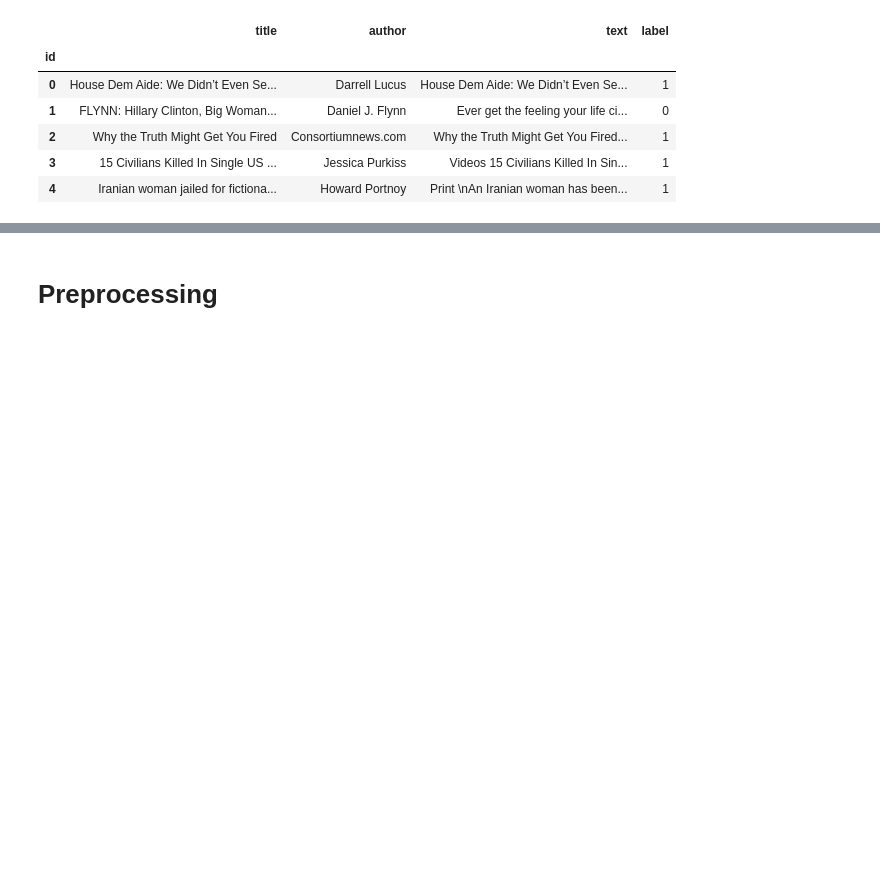
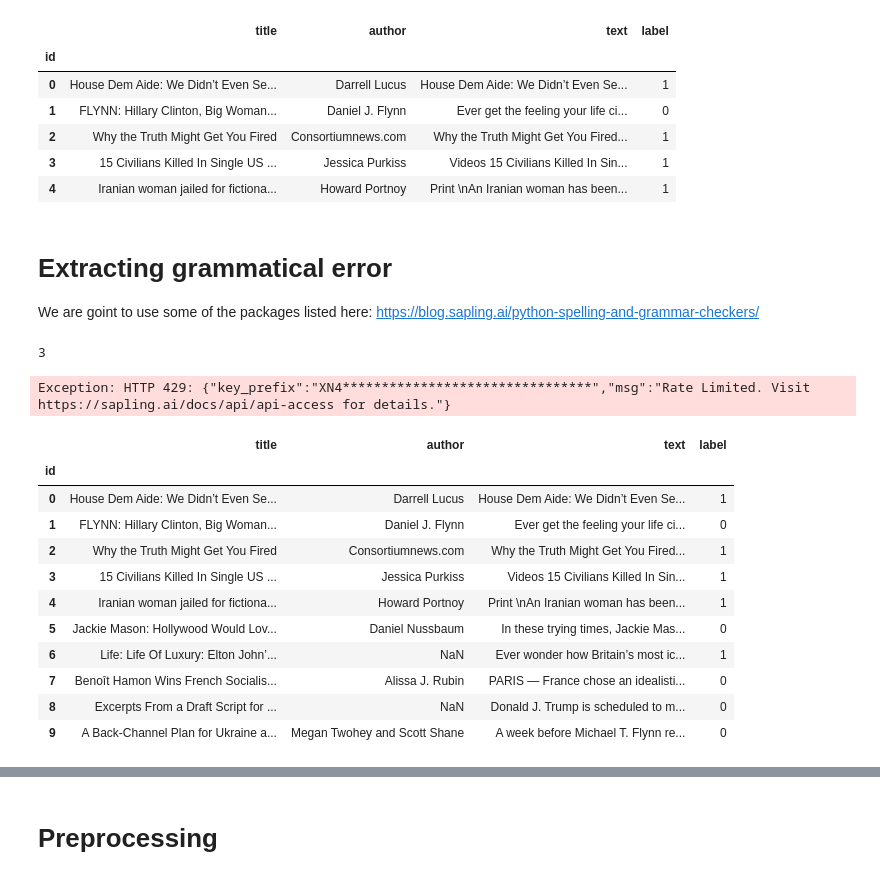
Before and after one commit to Fontanapink/Detecting-Fake-News-A-Machine-Learning-Approach, a Jupyter notebook: EDA/EDA.ipynb, the cells around one changed output, grey strips where cells are left out. Drawn from its saved outputs; the diff is of its cells as text; code cells hidden in the pictures; blank space fills up the shorter version.

Commit message:
Added some gram checking

```diff
--- a/EDA/EDA.ipynb
+++ b/EDA/EDA.ipynb
@@ -53,3 +53,7 @@ news_df.head()
 | 2 | Why the Truth Might Get You Fired | Consortiumnews.com | Why the Truth Might Get You Fired... | 1 |
 | 3 | 15 Civilians Killed In Single US ... | Jessica Purkiss | Videos 15 Civilians Killed In Sin... | 1 |
 | 4 | Iranian woman jailed for fictiona... | Howard Portnoy | Print \nAn Iranian woman has been... | 1 |
+# %% [markdown]
+# Extracting grammatical error
+
+We are goint to use some of the packages listed here: https://blog.sapling.ai/python-spelling-and-grammar-checkers/
@@ -55,0 +64,17 @@ news_df.head()
+# %%
+edits = client.edits('Lets get started! I wnt to know how maany errors', session_id='test_session')
+edits
+len(edits)
+# %% [output]
+3
+# %%
+#news_df['Gram_Errors'] = [len(client.edits(x, session_id='test_session')) for x in news_df['title']]
+#news_df['Gram_Errors']
+gram_errors = []
+for x in news_df['title']:
+    gram_errors.append(len(client.edits(x, session_id='test_session2')))
+
+print(gram_errors)
+#gram_errors = [len(client.edits(x, session_id='test_session')) for x in news_df['title']]
+# %% [output]
+Exception: HTTP 429: {"key_prefix":"XN4********************************","msg":"Rate Limited. Visit https://sapling.ai/docs/api/api-access for details."}
@@ -55,0 +84,16 @@ news_df.head()
+# %%
+news_shortened = news_df.iloc[:10,:]
+news_shortened
+# %% [output]
+|  | title | author | text | label |
+| id |  |  |  |  |
+| 0 | House Dem Aide: We Didn’t Even Se... | Darrell Lucus | House Dem Aide: We Didn’t Even Se... | 1 |
+| 1 | FLYNN: Hillary Clinton, Big Woman... | Daniel J. Flynn | Ever get the feeling your life ci... | 0 |
+| 2 | Why the Truth Might Get You Fired | Consortiumnews.com | Why the Truth Might Get You Fired... | 1 |
+| 3 | 15 Civilians Killed In Single US ... | Jessica Purkiss | Videos 15 Civilians Killed In Sin... | 1 |
+| 4 | Iranian woman jailed for fictiona... | Howard Portnoy | Print \nAn Iranian woman has been... | 1 |
+| 5 | Jackie Mason: Hollywood Would Lov... | Daniel Nussbaum | In these trying times, Jackie Mas... | 0 |
+| 6 | Life: Life Of Luxury: Elton John’... | NaN | Ever wonder how Britain’s most ic... | 1 |
+| 7 | Benoît Hamon Wins French Socialis... | Alissa J. Rubin | PARIS — France chose an idealisti... | 0 |
+| 8 | Excerpts From a Draft Script for ... | NaN | Donald J. Trump is scheduled to m... | 0 |
+| 9 | A Back-Channel Plan for Ukraine a... | Megan Twohey and Scott Shane | A week before Michael T. Flynn re... | 0 |
```
Also changed, not shown: parts of 3 cells of this notebook.
